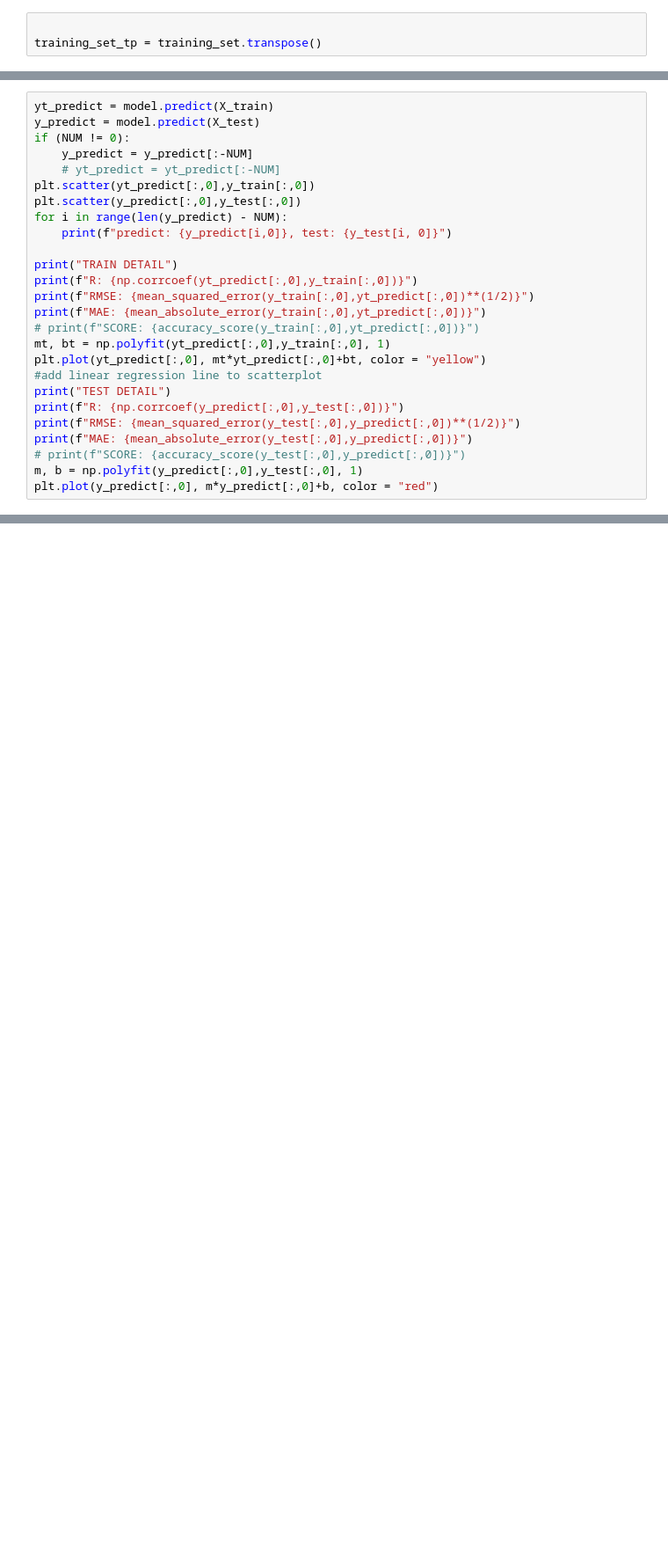
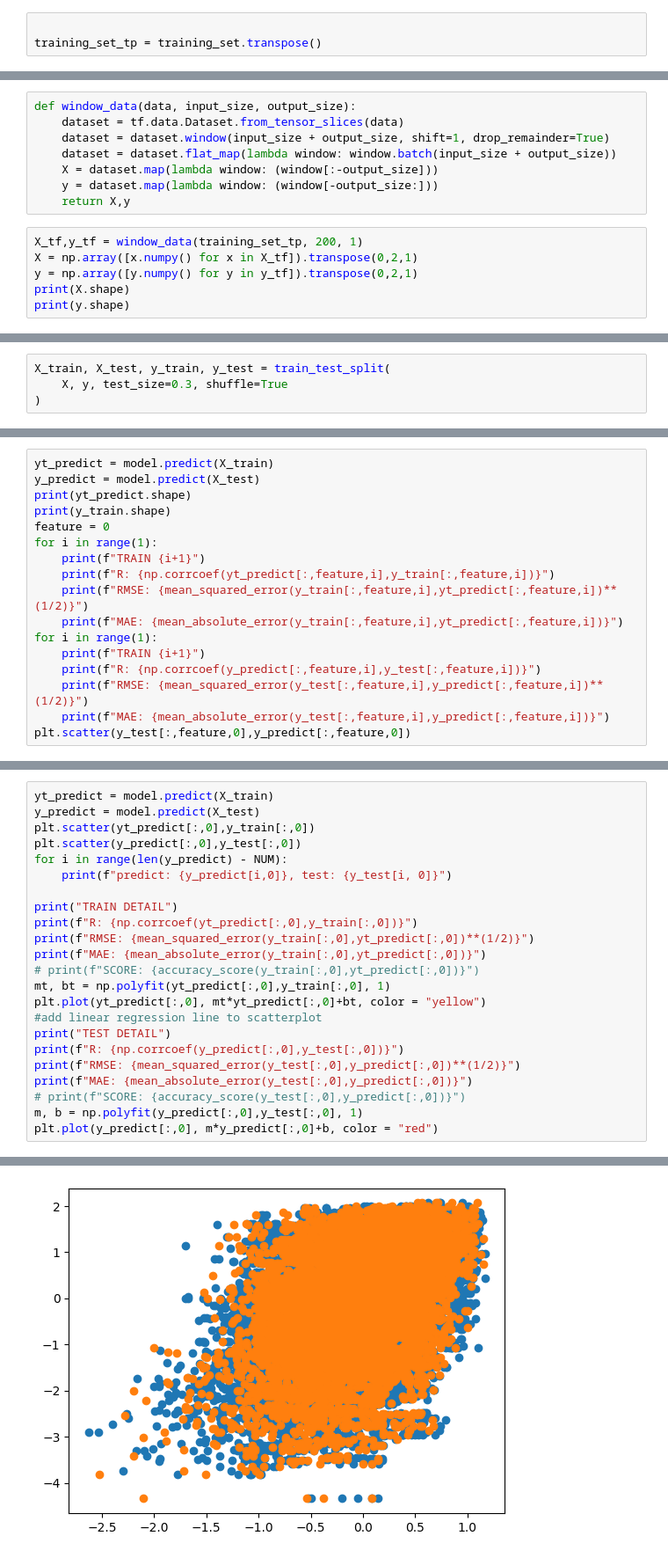
Before and after one commit to 10udCryp7/-Lab-Research-IOT-Weather-Tracking-for-Agriculture, a Jupyter notebook: Train Data/Model.ipynb, the cells around one changed output, grey strips where cells are left out. Shown at 88% size. Cells and saved outputs as stored; diff of their text form; blank space fills up the shorter version.

Commit message:
update forecast model

```diff
--- a/Train Data/Model.ipynb
+++ b/Train Data/Model.ipynb
@@ -50,0 +75,14 @@ y_test = np.array([y_test[i + NUM] for i in range(len(y_test) - NUM)])
+# %%
+def window_data(data, input_size, output_size):
+    dataset = tf.data.Dataset.from_tensor_slices(data)
+    dataset = dataset.window(input_size + output_size, shift=1, drop_remainder=True)
+    dataset = dataset.flat_map(lambda window: window.batch(input_size + output_size))
+    X = dataset.map(lambda window: (window[:-output_size]))
+    y = dataset.map(lambda window: (window[-output_size:]))
+    return X,y
+# %%
+X_tf,y_tf = window_data(training_set_tp, 200, 1)
+X = np.array([x.numpy() for x in X_tf]).transpose(0,2,1)
+y = np.array([y.numpy() for y in y_tf]).transpose(0,2,1)
+print(X.shape)
+print(y.shape)
@@ -51 +92,5 @@ y_test = np.array([y_test[i + NUM] for i in range(len(y_test) - NUM)])
+# %%
+X_train, X_test, y_train, y_test = train_test_split(
+    X, y, test_size=0.3, shuffle=True
+)
 # %%
@@ -100,0 +180,17 @@ hist_elm = model.fit(
+# %%
+yt_predict = model.predict(X_train)
+y_predict = model.predict(X_test)
+print(yt_predict.shape)
+print(y_train.shape)
+feature = 0
+for i in range(1):
+    print(f"TRAIN {i+1}")
+    print(f"R: {np.corrcoef(yt_predict[:,feature,i],y_train[:,feature,i])}")
+    print(f"RMSE: {mean_squared_error(y_train[:,feature,i],yt_predict[:,feature,i])**(1/2)}")
+    print(f"MAE: {mean_absolute_error(y_train[:,feature,i],yt_predict[:,feature,i])}")
+for i in range(1):
+    print(f"TRAIN {i+1}")
+    print(f"R: {np.corrcoef(y_predict[:,feature,i],y_test[:,feature,i])}")
+    print(f"RMSE: {mean_squared_error(y_test[:,feature,i],y_predict[:,feature,i])**(1/2)}")
+    print(f"MAE: {mean_absolute_error(y_test[:,feature,i],y_predict[:,feature,i])}")
+plt.scatter(y_test[:,feature,0],y_predict[:,feature,0])
@@ -101,9 +214,6 @@ hist_elm = model.fit(
 # %%
 yt_predict = model.predict(X_train)
 y_predict = model.predict(X_test)
-if (NUM != 0):
-    y_predict = y_predict[:-NUM]
-    # yt_predict = yt_predict[:-NUM]
 plt.scatter(yt_predict[:,0],y_train[:,0])
 plt.scatter(y_predict[:,0],y_test[:,0])
 for i in range(len(y_predict) - NUM):
@@ -124,3 +234,4 @@ print(f"MAE: {mean_absolute_error(y_test[:,0],y_predict[:,0])}")
 # print(f"SCORE: {accuracy_score(y_test[:,0],y_predict[:,0])}")
 m, b = np.polyfit(y_predict[:,0],y_test[:,0], 1)
 plt.plot(y_predict[:,0], m*y_predict[:,0]+b, color = "red")
+# %% [output]
@@ -127,3 +256,4 @@ plt.plot(y_predict[:,0], m*y_predict[:,0]+b, color = "red")
+[figure, added]
 # %%
 # plt.plot(history.history['loss'][200:500])
 # print(history.history["loss"][400:500])
```
Also changed, not shown: parts of 12 cells of this notebook, 7 other files.
